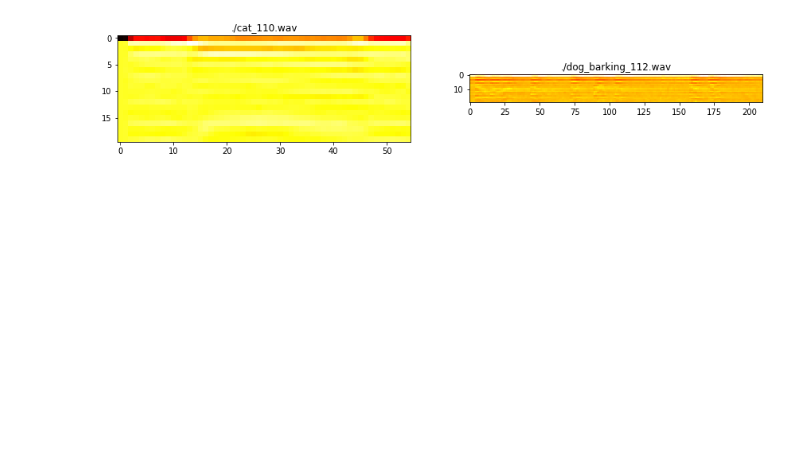
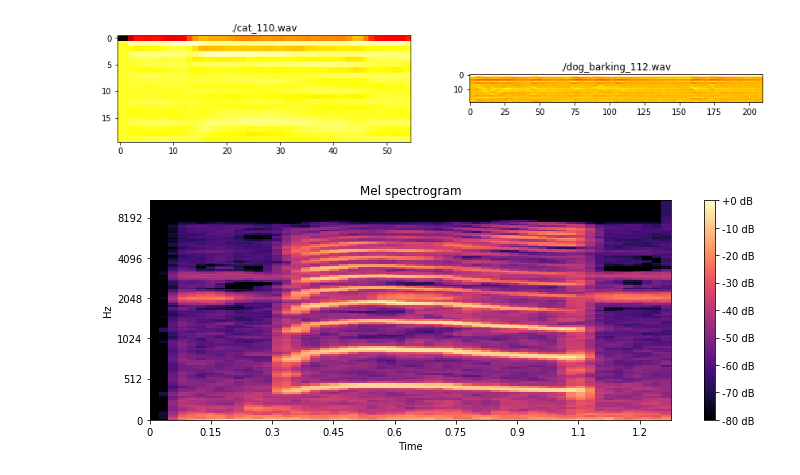
Before and after one commit to EduardoMoraesRitter/voice, a Jupyter notebook: cat_dog.ipynb, the cells around one changed output. Drawn from its saved outputs; the diff is of its cells as text; code cells hidden in the pictures; blank space fills up the shorter version.

```diff
--- a/cat_dog.ipynb
+++ b/cat_dog.ipynb
@@ -100,3 +90,19 @@ plt.subplots_adjust(right = 2)
 plt.show()
 # %% [output]
 [figure]
+# %%
+import librosa
+from matplotlib import pyplot as plt
+import librosa.display
+
+animal = librosa.feature.melspectrogram(y=np.array(librosa.load(cat_path)[0]),sr=16000)
+
+#Mel-scaled spectrogram of audio file cats_1 in decibel
+plt.figure(figsize=(10, 4))
+librosa.display.specshow(librosa.power_to_db(animal,ref=np.max),y_axis='mel', fmax=None,x_axis='time')
+plt.colorbar(format='%+2.0f dB')
+plt.title('Mel spectrogram')
+plt.tight_layout()
+plt.show()
+# %% [output]
+[figure, added]
```
Also changed, not shown: parts of 6 cells of this notebook.
